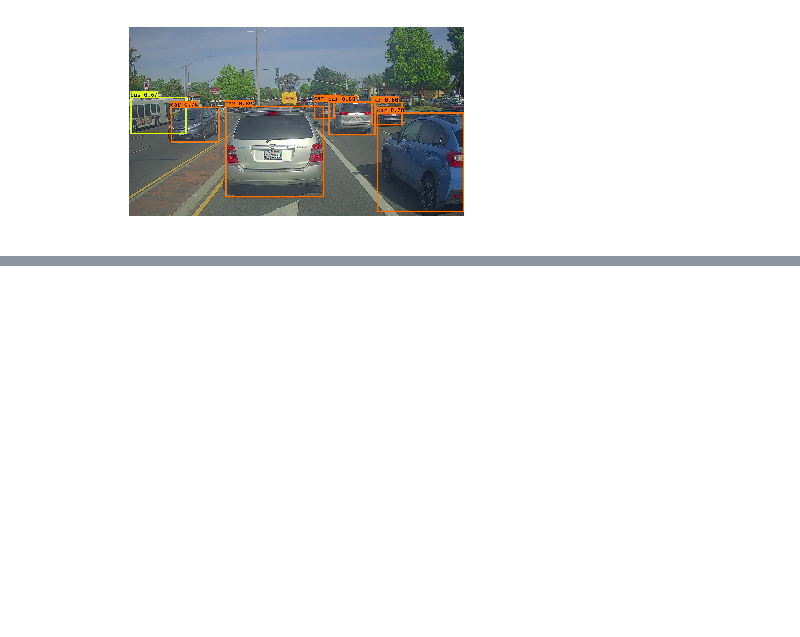
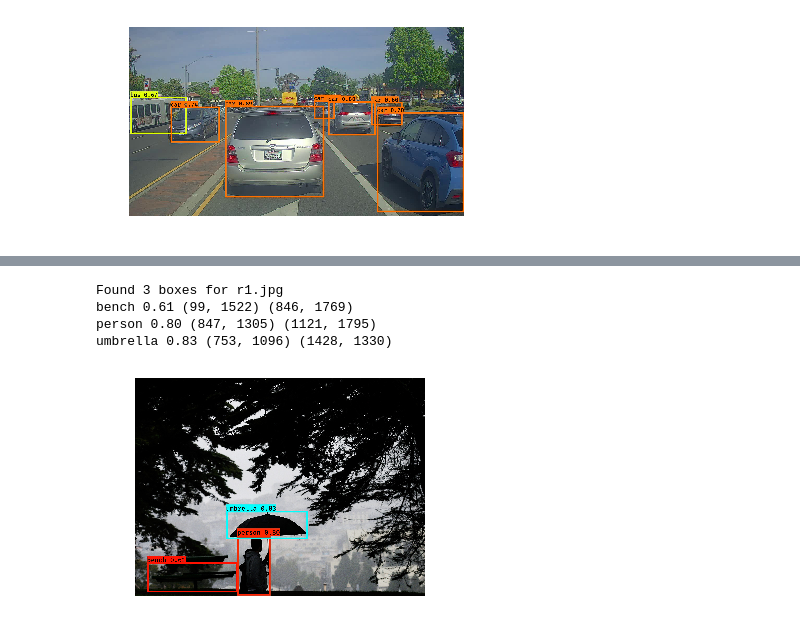
Before and after one commit to manankshastri/Object-Detection, a Jupyter notebook: ObjectDetection-YoloV2.ipynb, the cells around one changed output, grey strips where cells are left out. Drawn from its saved outputs; the diff is of its cells as text; code cells hidden in the pictures; blank space fills up the shorter version.

```diff
--- a/ObjectDetection-YoloV2.ipynb
+++ b/ObjectDetection-YoloV2.ipynb
@@ -298,0 +308,8 @@ car 0.89 (367, 300) (745, 648)
+# %%
+out_scores, out_boxes, out_classes = predict(sess, "r1.jpg")
+# %% [output]
+Found 3 boxes for r1.jpg
+bench 0.61 (99, 1522) (846, 1769)
+person 0.80 (847, 1305) (1121, 1795)
+umbrella 0.83 (753, 1096) (1428, 1330)
+[figure, added]
```
Also changed, not shown: parts of 5 cells of this notebook, 12 other files.
